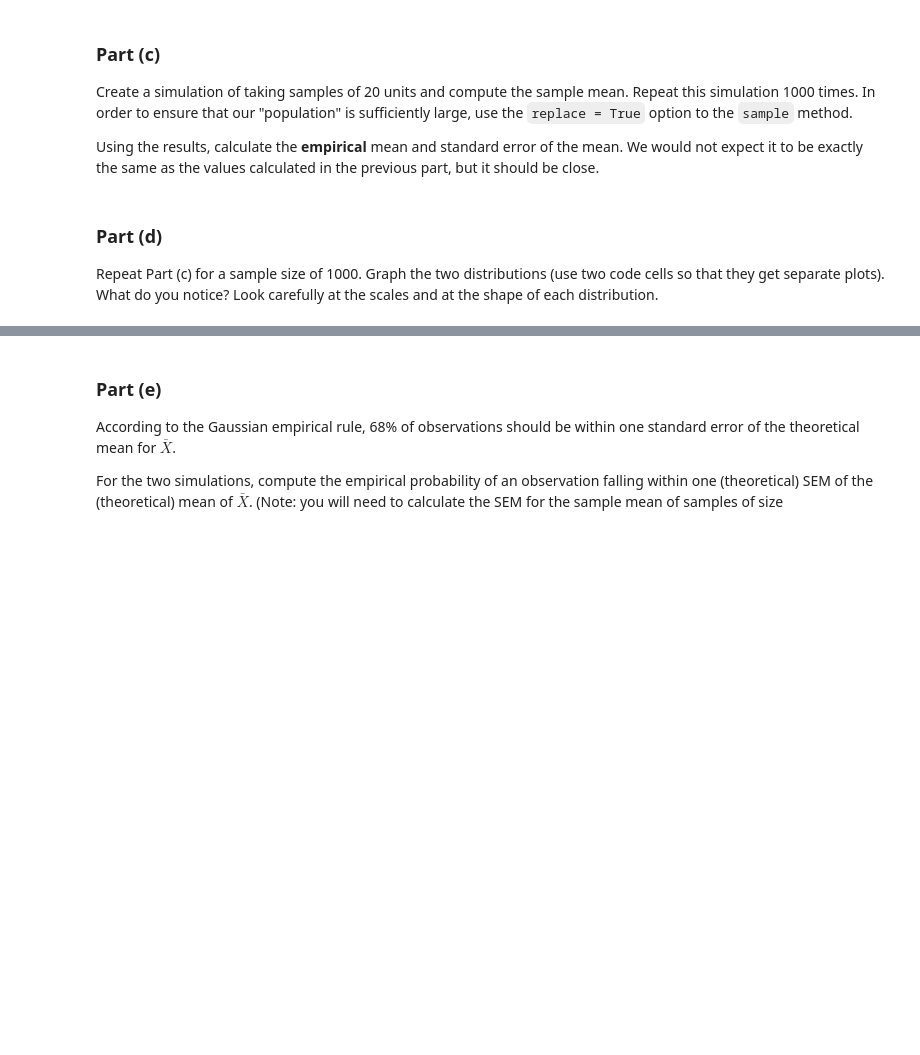
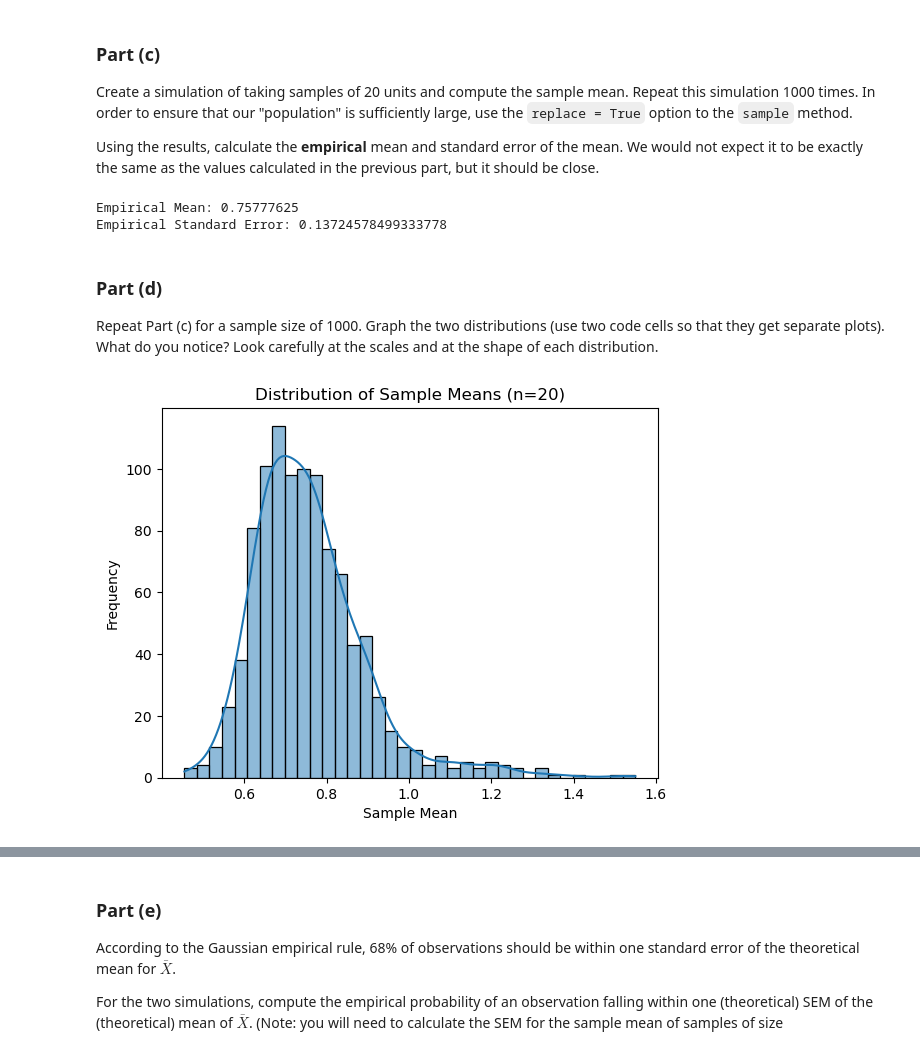
Before and after one commit to zhuol0129/homework-08-ZL, a Jupyter notebook: hw8.ipynb, the cells around one changed output, grey strips where cells are left out. Saved outputs shown, nothing was run; the diff lists cells and outputs as text; code cells hidden in the pictures; blank space fills up the shorter version.

```diff
--- a/hw8.ipynb
+++ b/hw8.ipynb
@@ -48,0 +73,8 @@ For this population, compute the mean and standard deviation.
+# %%
+# population mean and std dev
+waterdepth = bbnwr["Water Depth (m)"].dropna()
+population_mean = waterdepth.mean()
+population_std_dev = waterdepth.std()
+
+print("Population Mean:", population_mean)
+print("Population Standard Deviation:", population_std_dev)
@@ -61,3 +103,19 @@ Using the results, calculate the **empirical** mean and standard error of the me
+# %%
+# simulation
+sample_means = []
+for _ in range(1000):
+    sample = waterdepth.sample(n=20, replace=True)
+    sample_means.append(sample.mean())
+
+# Calculate empirical mean and standard error
+empirical_mean = np.mean(sample_means)
+empirical_se = np.std(sample_means)
+
+print("Empirical Mean:", empirical_mean)
+print("Empirical Standard Error:", empirical_se)
+# %% [output]
+Empirical Mean: 0.75777625
+Empirical Standard Error: 0.13724578499333778
 # %% [markdown]
 ### Part (d)
 
@@ -66,0 +123,15 @@ Repeat Part (c) for a sample size of 1000. Graph the two distributions (use two
+# %%
+# Simulation
+sample_means_1000 = []
+for _ in range(1000):
+    sample = waterdepth.sample(n=1000, replace=True)
+    sample_means_1000.append(sample.mean())
+
+# Plot the distribution of sample means for n=20
+sb.histplot(sample_means, kde=True)
+plt.title("Distribution of Sample Means (n=20)")
+plt.xlabel("Sample Mean")
+plt.ylabel("Frequency")
+plt.show()
+# %% [output]
+[figure, added]
```
Also changed, not shown: parts of 20 cells of this notebook.
